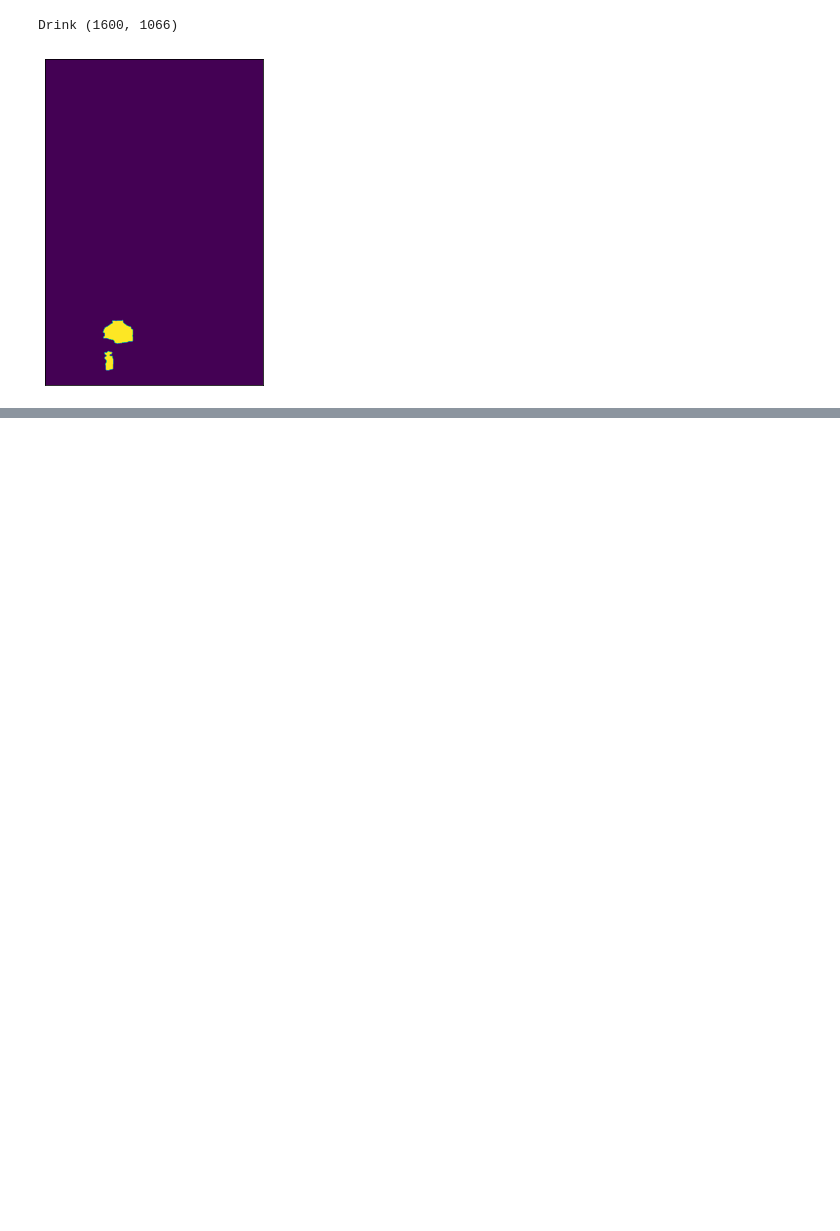
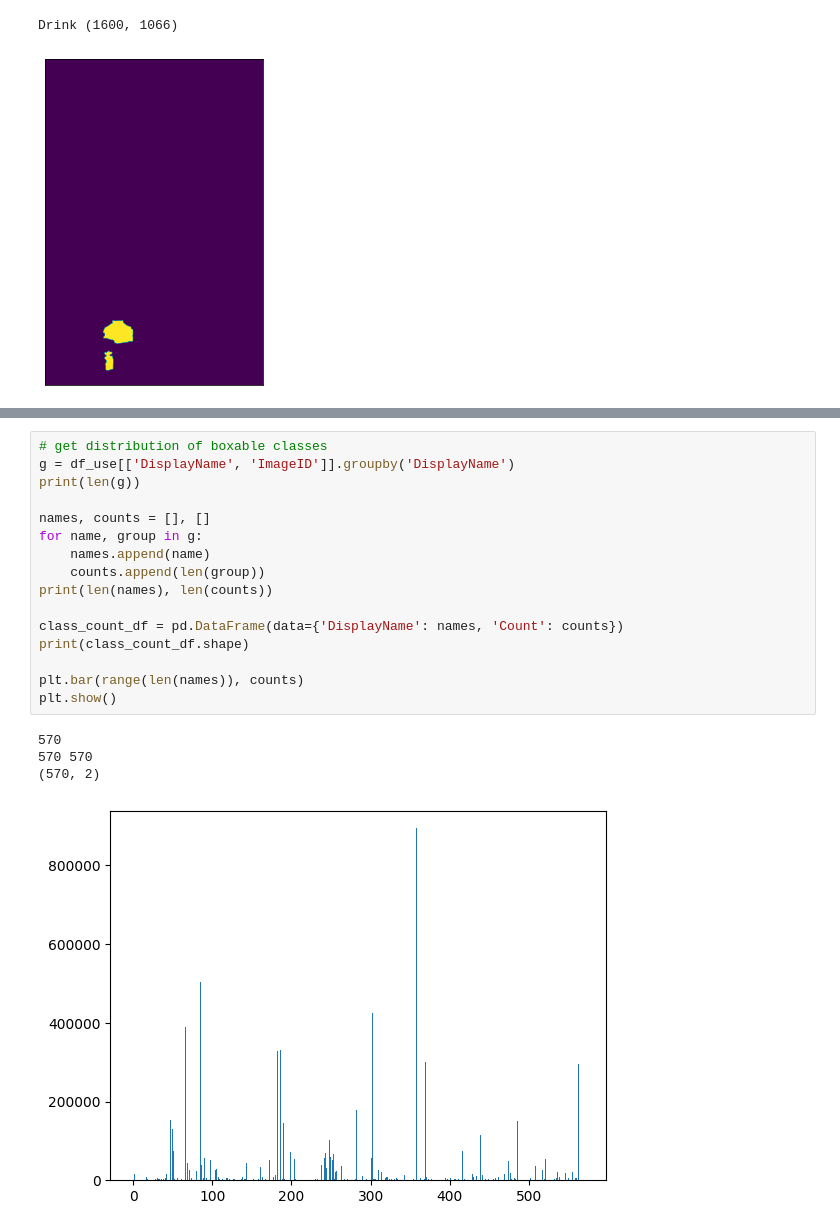
Before and after one commit to liyubrt/notebooks, a Jupyter notebook: pretrain_vit/OpenImages.ipynb, the cells around one changed output, grey strips where cells are left out. Cells and saved outputs as stored; diff of their text form; blank space fills up the shorter version.

```diff
--- a/pretrain_vit/OpenImages.ipynb
+++ b/pretrain_vit/OpenImages.ipynb
@@ -471,0 +563,21 @@ Drink (1600, 1066)
+# %%
+# get distribution of boxable classes
+g = df_use[['DisplayName', 'ImageID']].groupby('DisplayName')
+print(len(g))
+
+names, counts = [], []
+for name, group in g:
+    names.append(name)
+    counts.append(len(group))
+print(len(names), len(counts))
+
+class_count_df = pd.DataFrame(data={'DisplayName': names, 'Count': counts})
+print(class_count_df.shape)
+
+plt.bar(range(len(names)), counts)
+plt.show()
+# %% [output]
+570
+570 570
+(570, 2)
+[figure, added]
```
Also changed, not shown: parts of 5 cells of this notebook, 7 other files.
